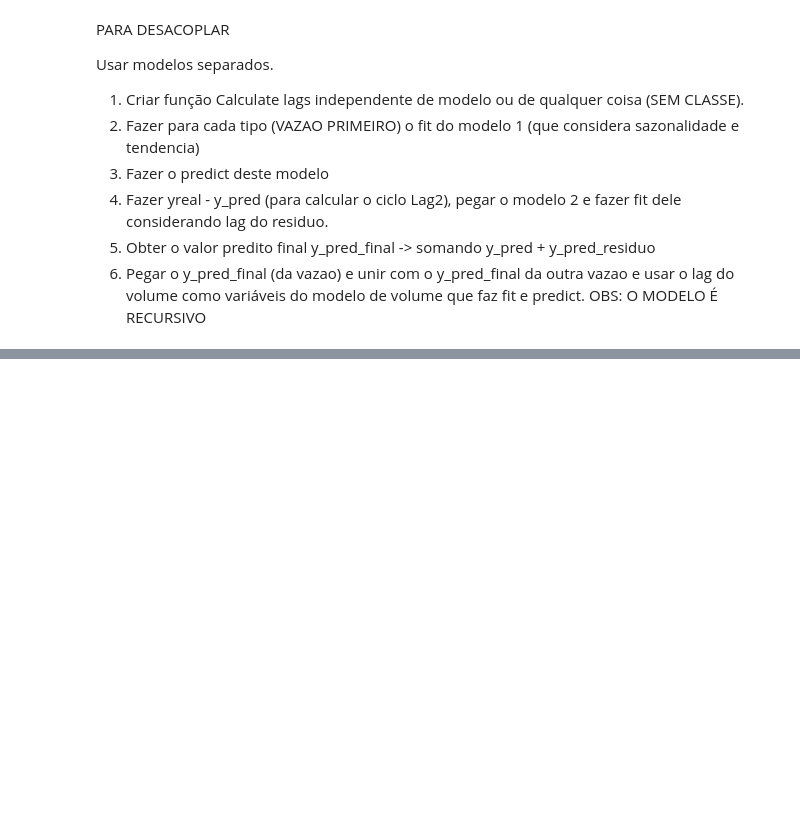
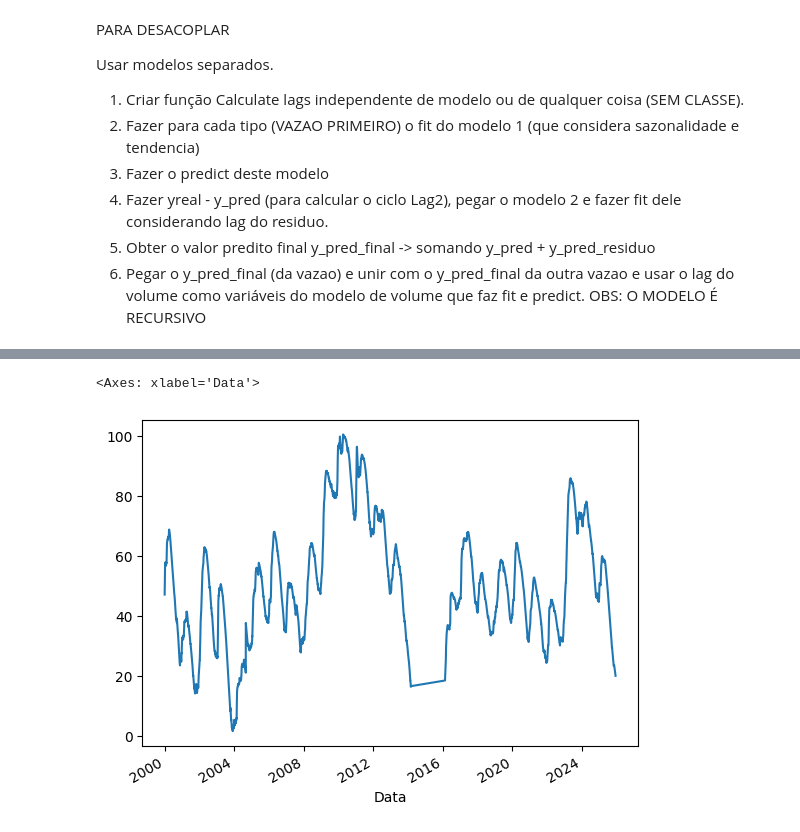
Before and after one commit to Andre-do-Amaral/tcc, a Jupyter notebook: analise/treino-modelo-final/treino-modelo-final.ipynb, the cells around one changed output, grey strips where cells are left out. Cells and saved outputs as stored; diff of their text form; code cells hidden in the pictures; blank space fills up the shorter version.

```diff
--- a/analise/treino-modelo-final/treino-modelo-final.ipynb
+++ b/analise/treino-modelo-final/treino-modelo-final.ipynb
@@ -433,0 +456,8 @@ RMSE Médio: 2.8755
+# %%
+k = df.reset_index()
+k = k[(k['Data']<='2014-03-01')|(k['Data']>='2016-02-15')]
+k.set_index('Data', inplace = True)
+k['Volume Útil Armazenado (%)'].plot()
+# %% [output]
+<Axes: xlabel='Data'>
+[figure, added]
```
Also changed, not shown: parts of 5 cells of this notebook.
